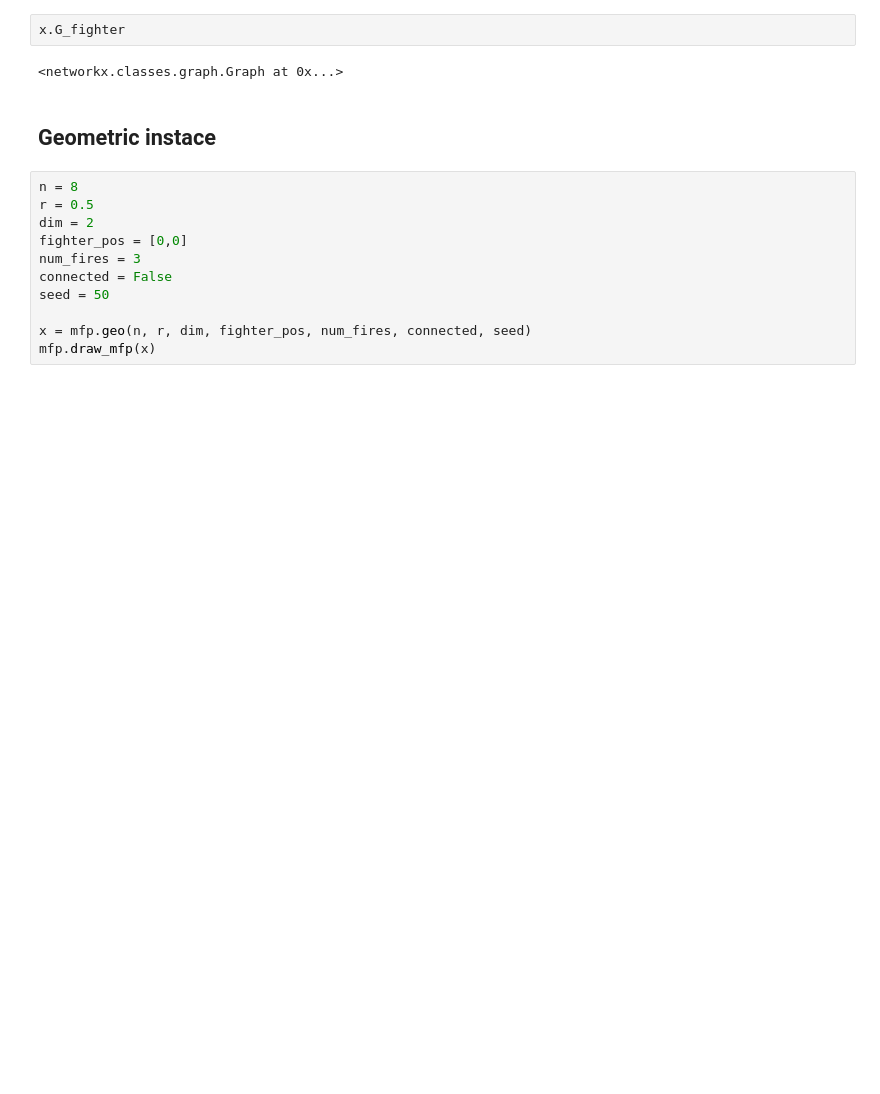
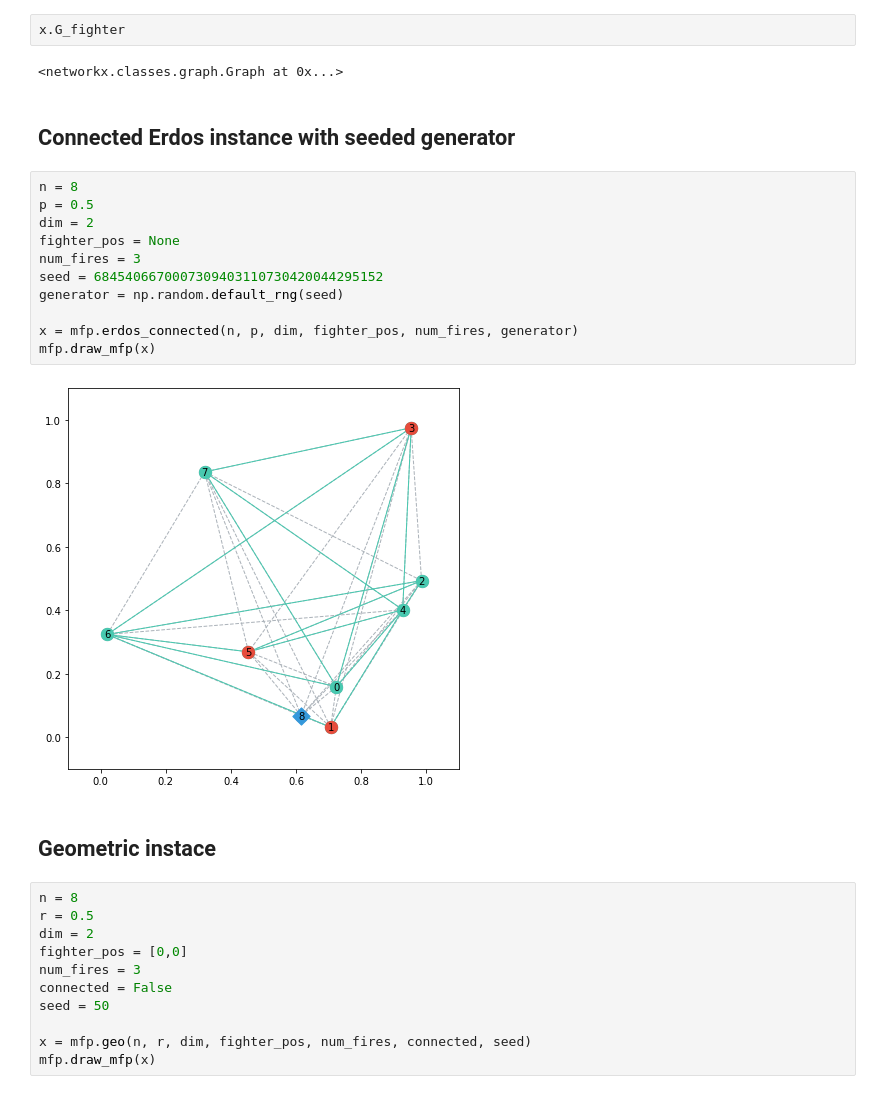
Before and after one commit to omargup/moving_firefighter_problem_generator, a Jupyter notebook: tutorial.ipynb, the cells around one changed output. Cells and saved outputs as stored; diff of their text form; blank space fills up the shorter version.

```diff
--- a/tutorial.ipynb
+++ b/tutorial.ipynb
@@ -75,6 +75,21 @@ x.G_fire
 x.G_fighter
 # %% [output]
 <networkx.classes.graph.Graph at 0x...>
+# %% [markdown]
+## Connected Erdos instance with seeded generator
+# %%
+n = 8
+p = 0.5
+dim = 2
+fighter_pos = None
+num_fires = 3
+seed = 6845406670007309403110730420044295152
+generator = np.random.default_rng(seed)
+
+x = mfp.erdos_connected(n, p, dim, fighter_pos, num_fires, generator)
+mfp.draw_mfp(x)
+# %% [output]
+[figure, added]
 # %% [markdown]
 ## Geometric instace
 # %%
```
Also changed, not shown: parts of 7 cells of this notebook, 3 other files.
